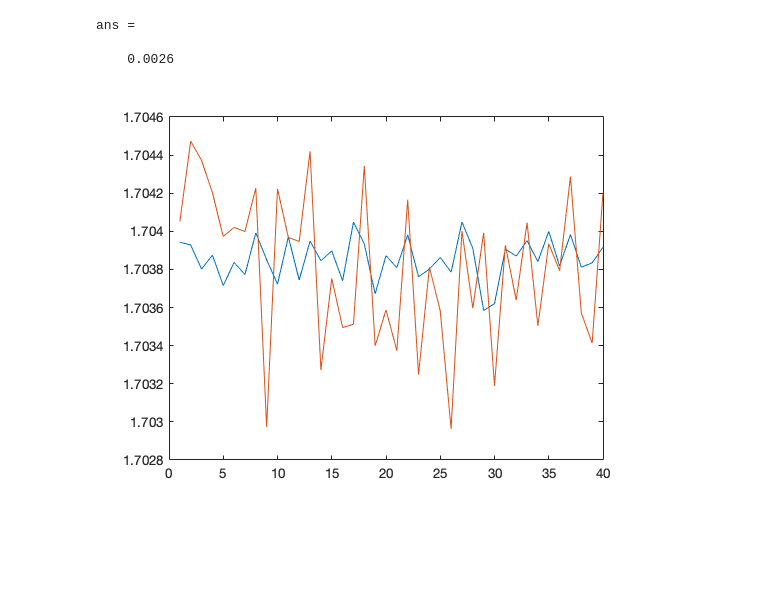
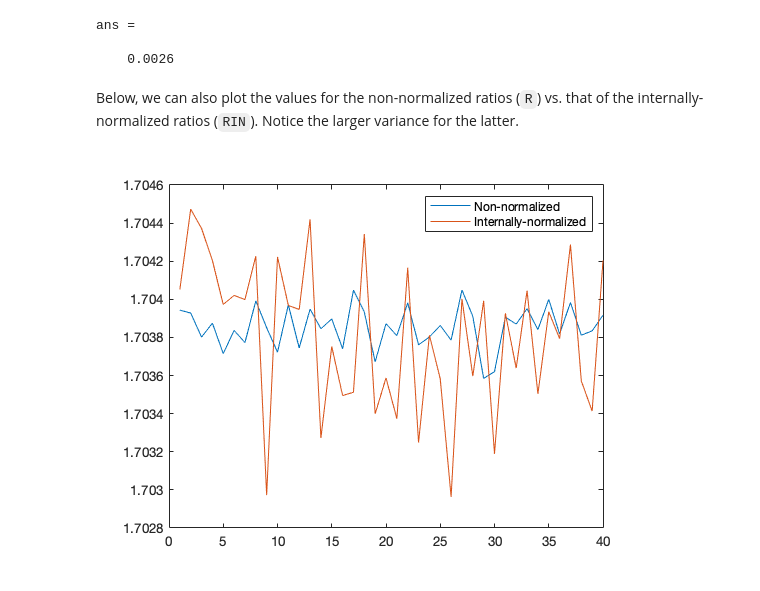
Before and after one commit to rcmarq/cosmo, a Jupyter notebook: docs/tests.ipynb, the cells around one changed output. Cells and saved outputs as stored; diff of their text form; code cells hidden in the pictures; blank space fills up the shorter version.

```diff
--- a/docs/tests.ipynb
+++ b/docs/tests.ipynb
@@ -312,9 +312,13 @@ errorwsplit('Ba',0.5,0.5,spike,isoinv,INisos)
 ans =
 
     0.0026
+# %% [markdown]
+Below, we can also plot the values for the non-normalized ratios (`R`) vs. that of the internally-normalized ratios (`RIN`). Notice the larger variance for the latter.
 # %%
 plot(1:length(R),R(:,ratisos(1)))
 hold on
 plot(1:length(RIN),RIN(:,ratisos(1)))
+hold off
+legend('Non-normalized','Internally-normalized')
 # %% [output]
-[figure, old version]
+[figure, new version]
```
Also changed, not shown: 4 other files.
